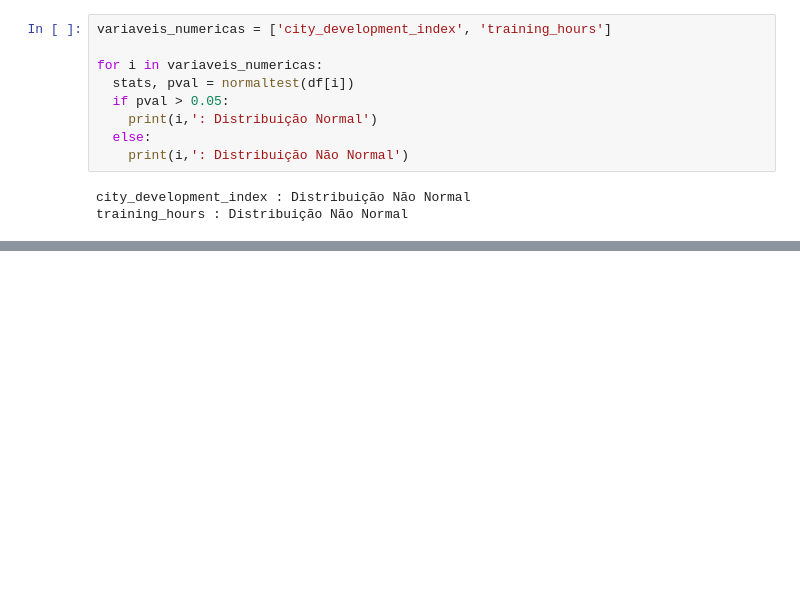
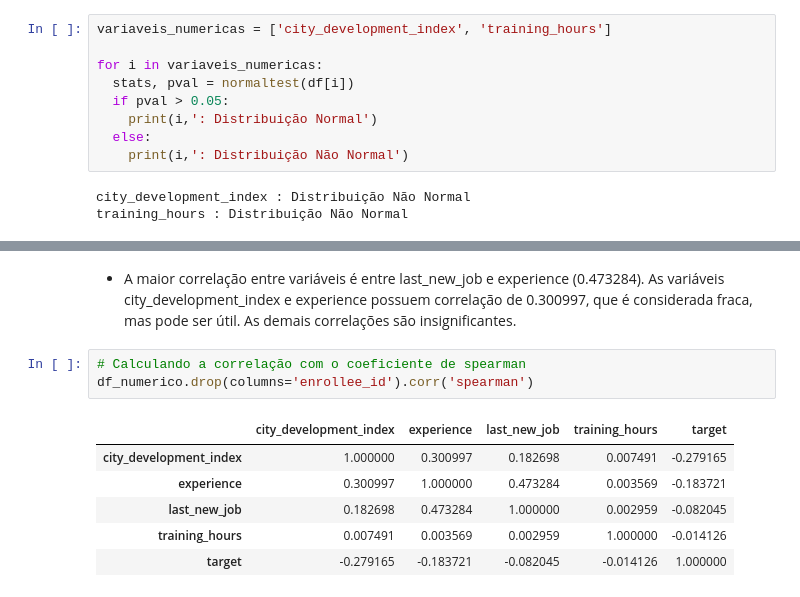
Before and after one commit to Blf100/Analise-de-Dados-RH, a Jupyter notebook: Análise_de_Dados_RH.ipynb, the cells around one changed output, grey strips where cells are left out. Cells and saved outputs as stored; diff of their text form; blank space fills up the shorter version.

```diff
--- a/Análise_de_Dados_RH.ipynb
+++ b/Análise_de_Dados_RH.ipynb
@@ -182,0 +272,12 @@ training_hours : Distribuição Não Normal
+# %% [markdown]
+* A maior correlação entre variáveis é entre last_new_job e experience (0.473284). As variáveis city_development_index e experience possuem correlação de 0.300997, que é considerada fraca, mas pode ser útil. As demais correlações são insignificantes.
+# %%
+# Calculando a correlação com o coeficiente de spearman
+df_numerico.drop(columns='enrollee_id').corr('spearman')
+# %% [output]
+|  | city_development_index | experience | last_new_job | training_hours | target |
+| city_development_index | 1.000000 | 0.300997 | 0.182698 | 0.007491 | -0.279165 |
+| experience | 0.300997 | 1.000000 | 0.473284 | 0.003569 | -0.183721 |
+| last_new_job | 0.182698 | 0.473284 | 1.000000 | 0.002959 | -0.082045 |
+| training_hours | 0.007491 | 0.003569 | 0.002959 | 1.000000 | -0.014126 |
+| target | -0.279165 | -0.183721 | -0.082045 | -0.014126 | 1.000000 |
```
Also changed, not shown: parts of 20 cells of this notebook.
